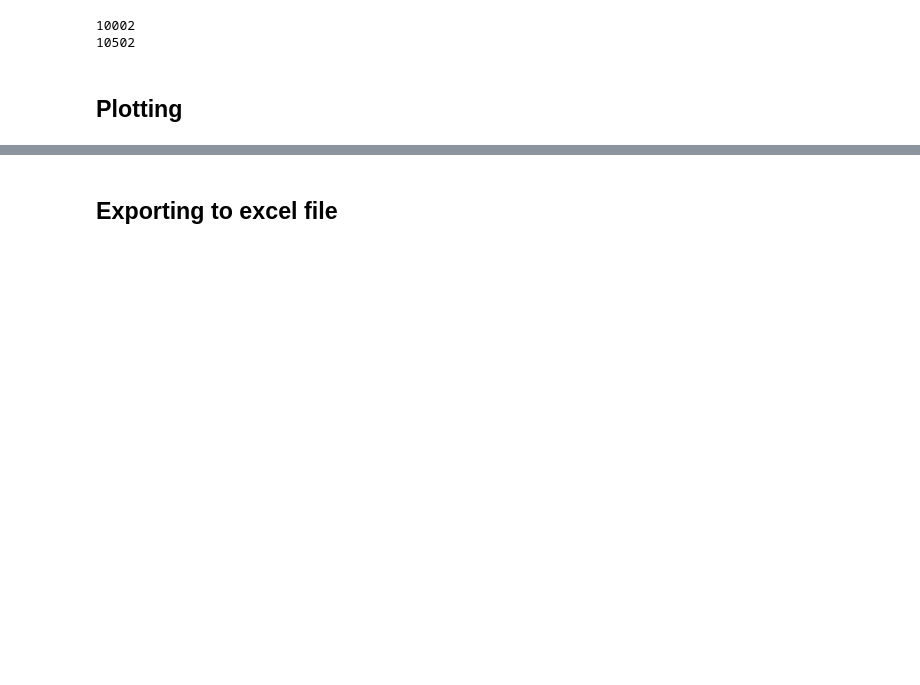
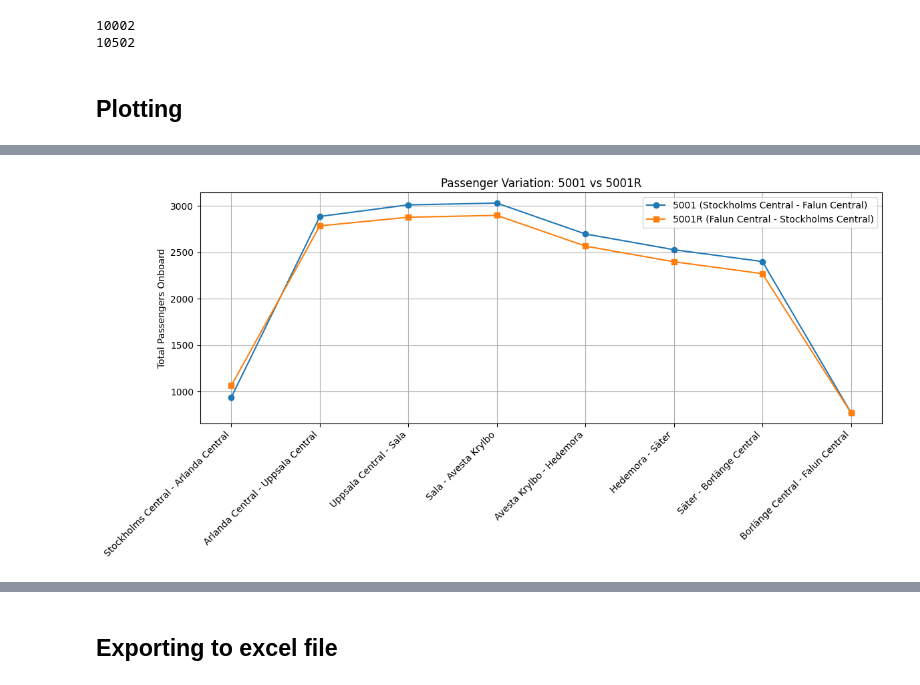
Before and after one commit to abdeaitali/priopunkt, a Jupyter notebook: static_pass_all_2024.ipynb, the cells around one changed output, grey strips where cells are left out. Cells and saved outputs as stored; diff of their text form; code cells hidden in the pictures; blank space fills up the shorter version.

```diff
--- a/static_pass_all_2024.ipynb
+++ b/static_pass_all_2024.ipynb
@@ -203,0 +250,39 @@ We first plot the ridership (pax ombord) for some random southbound lines.
+# %%
+# do the same but plot the line and its inverse together
+# Get a random line
+
+import matplotlib.pyplot as plt
+import numpy as np
+
+# Get a random line that has an inverse (remove 'R' suffixed lines from selection)
+base_lines = [line for line in new_df_pax['Linje'].unique() if not line.endswith('R')]
+random_line = np.random.choice(base_lines)
+inverse_line = random_line + 'R'
+
+# Get data for both lines
+line_data = new_df_pax[new_df_pax['Linje'] == random_line]
+inverse_data = new_df_pax[new_df_pax['Linje'] == inverse_line]
+
+# Calculate total passengers onboard
+onboard_cols = ['ombord_pr_nat', 'ombord_tj_nat', 'ombord_arb_nat',
+                'ombord_arb_reg', 'ombord_tj_reg', 'ombord_övr_reg']
+total_onboard = line_data[onboard_cols].sum(axis=1)
+total_onboard_inverse = inverse_data[onboard_cols].sum(axis=1).iloc[::-1].reset_index(drop=True)
+# total_onboard_inverse should be mirroed because the data is for the inverse line
+
+# Create segment labels
+segments = [f"{row['från']} - {row['till']}" for _, row in line_data.iterrows()]
+segments_inverse = [f"{row['från']} - {row['till']}" for _, row in inverse_data.iterrows()]
+
+plt.figure(figsize=(12, 6))
+plt.plot(range(len(segments)), total_onboard, marker='o', label=f"{random_line} ({line_data['först'].unique()[0]} - {line_data['sist'].unique()[0]})")
+plt.plot(range(len(segments_inverse)), total_onboard_inverse, marker='s', label=f"{inverse_line} ({inverse_data['först'].unique()[0]} - {inverse_data['sist'].unique()[0]})")
+plt.xticks(range(max(len(segments), len(segments_inverse))), segments, rotation=45, ha='right')
+plt.ylabel('Total Passengers Onboard')
+plt.title(f'Passenger Variation: {random_line} vs {inverse_line}')
+plt.legend()
+plt.grid(True)
+plt.tight_layout()
+plt.show()
+# %% [output]
+[figure, added]
```
Also changed, not shown: parts of 5 cells of this notebook, 1 other file.
